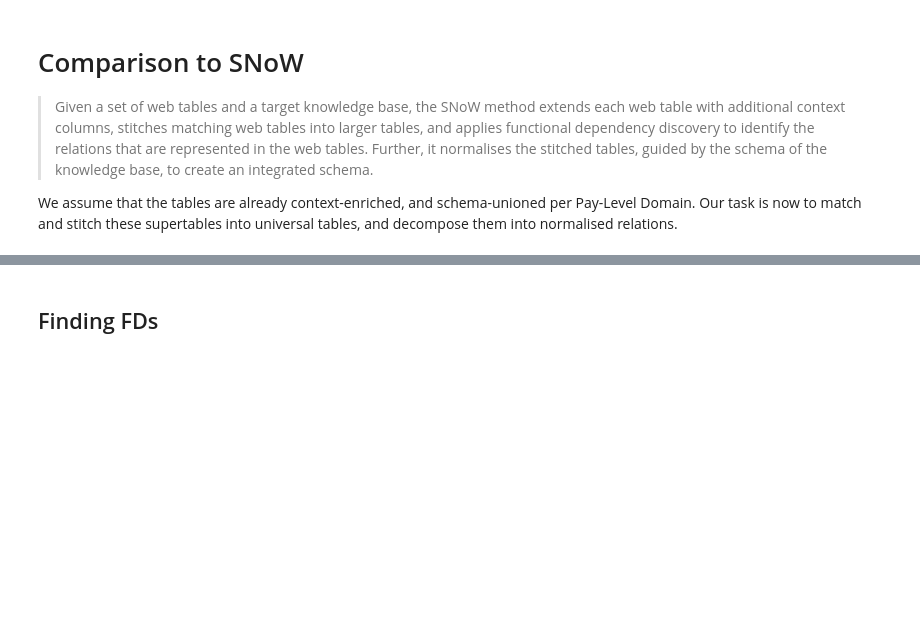
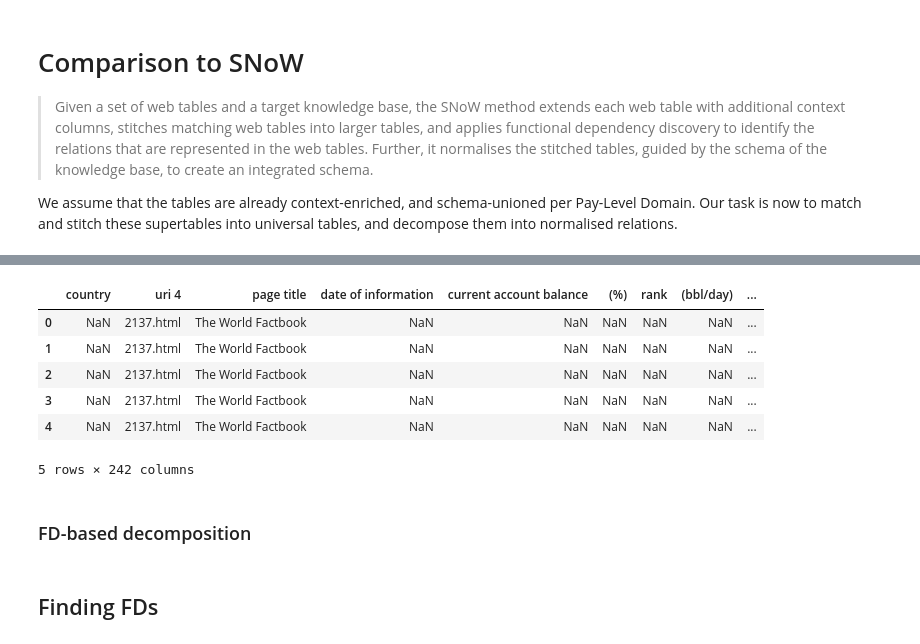
Before and after one commit to karmaresearch/takco, a Jupyter notebook: docs/benchmarks/compare-snow.ipynb, the cells around one changed output, grey strips where cells are left out. Saved outputs shown, nothing was run; the diff lists cells and outputs as text; code cells hidden in the pictures; blank space fills up the shorter version.

```diff
--- a/docs/benchmarks/compare-snow.ipynb
+++ b/docs/benchmarks/compare-snow.ipynb
@@ -10,0 +19,14 @@ We assume that the tables are already context-enriched, and schema-unioned per P
+# %%
+%%time
+from snow_pipeline import *
+log.getLogger().setLevel(log.DEBUG)
+
+dataset_name = 'flightaware.com'
+snow_root = Path('~/snow/').expanduser().absolute()
+benchmark_datasets = dict(get_snow_datasets(snow_root))
+tabid_table = {t._id: t for t in takco.TableSet.dataset(benchmark_datasets[dataset_name][0])}
+
+tane = takco.link.Tane(snow_root.joinpath('tane'))
+
+tabid_df = {tid:extract_bracket_disambiguation(t.df) for tid, t in tabid_table.items()}
+tabid_df = {tid:extract_named_columns(t.df) for tid, t in tabid_table.items()}
@@ -10,0 +36,16 @@ We assume that the tables are already context-enriched, and schema-unioned per P
+# %%
+%%time
+# colid_to_partcolid, colid_to_tabid_and_colnr = match_columns(tabid_df, agg_threshold_col = 0.05)
+colid_to_partcolid, colid_to_tabid_and_colnr = load_gold_colmatches(snow_root, dataset_name)
+
+partcolid_to_colids = aggr_by_val(colid_to_partcolid.items())
+display('partcolid_colids', partcolid_to_colids)
+
+partitions = stitch_colclustered_tables(
+    tabid_df,
+    colid_to_partcolid,
+    colid_to_tabid_and_colnr
+)
+partid_df = {t._id:t.df for t in partitions}
+decomposed = list(iter_fkclass_binary_decomposed(partid_df, dataset_name, kb))
+takco.TableSet(decomposed).preview(ntables=None)
@@ -10,0 +81,4 @@ We assume that the tables are already context-enriched, and schema-unioned per P
+# %%
+df = partid_df['part-0']
+for ci, p in kb.predict_classes(df, 0).items():
+    print(ci, f"{str(df.columns[ci]):30s}", p)
@@ -10,0 +105,12 @@ We assume that the tables are already context-enriched, and schema-unioned per P
+# %%
+df.head()
+# %% [output]
+|  | country | uri 4 | page title | date of information | current account balance | (%) | rank | (bbl/day) | ... |
+| 0 | NaN | 2137.html | The World Factbook | NaN | NaN | NaN | NaN | NaN | ... |
+| 1 | NaN | 2137.html | The World Factbook | NaN | NaN | NaN | NaN | NaN | ... |
+| 2 | NaN | 2137.html | The World Factbook | NaN | NaN | NaN | NaN | NaN | ... |
+| 3 | NaN | 2137.html | The World Factbook | NaN | NaN | NaN | NaN | NaN | ... |
+| 4 | NaN | 2137.html | The World Factbook | NaN | NaN | NaN | NaN | NaN | ... |
+5 rows × 242 columns
+# %% [markdown]
+### FD-based decomposition
```
Also changed, not shown: parts of 20 cells of this notebook, 6 other files.
